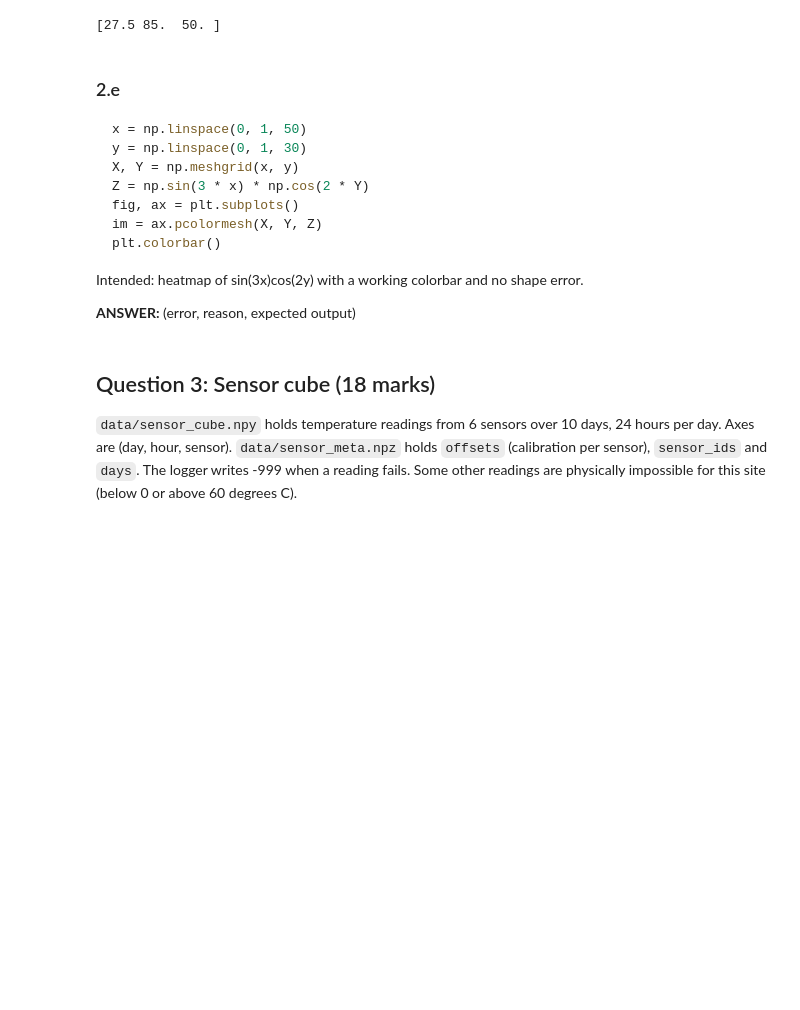
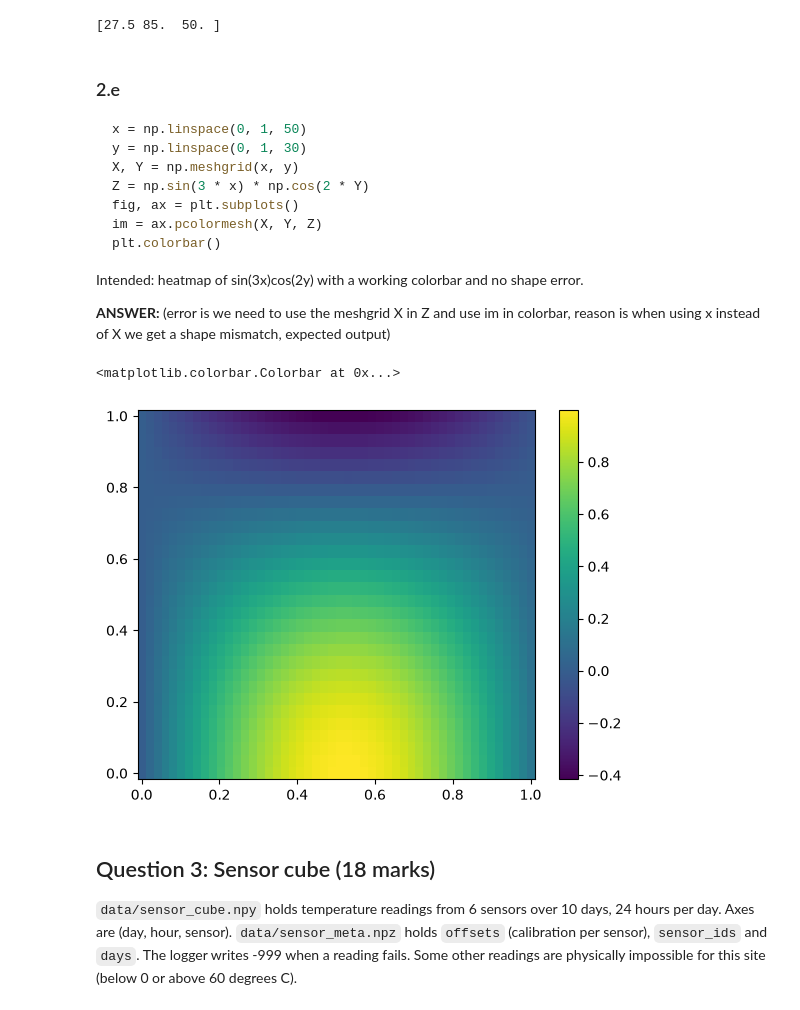
Before and after one commit to Abdullah-PyDev/PAI-A3-25F-0039, a Jupyter notebook: Assignment3_Programming_for_AI.ipynb, the cells around one changed output. Cells and saved outputs as stored; diff of their text form; code cells hidden in the pictures; blank space fills up the shorter version.

````diff
--- a/Assignment3_Programming_for_AI.ipynb
+++ b/Assignment3_Programming_for_AI.ipynb
@@ -224,4 +224,4 @@ plt.colorbar()
 ```
 Intended: heatmap of sin(3x)cos(2y) with a working colorbar and no shape error.
 
-**ANSWER:** (error, reason, expected output)
+**ANSWER:** (error is we need to use the meshgrid X in Z and use im in colorbar, reason is when using x instead of X we get a shape mismatch, expected output)
@@ -230,3 +228,15 @@ Intended: heatmap of sin(3x)cos(2y) with a working colorbar and no shape error.
+# %%
+# YOUR CODE HERE (corrected version)
+x = np.linspace(0, 1, 50)
+y = np.linspace(0, 1, 30)
+X, Y = np.meshgrid(x, y)
+Z = np.sin(3 * X) * np.cos(2 * Y)
+fig, ax = plt.subplots()
+im = ax.pcolormesh(X, Y, Z)
+plt.colorbar(im,ax = ax)
+# %% [output]
+<matplotlib.colorbar.Colorbar at 0x...>
+[figure, added]
 # %% [markdown]
 ## Question 3: Sensor cube (18 marks)
 `data/sensor_cube.npy` holds temperature readings from 6 sensors over 10 days, 24 hours per day. Axes are (day, hour, sensor). `data/sensor_meta.npz` holds `offsets` (calibration per sensor), `sensor_ids` and `days`. The logger writes -999 when a reading fails. Some other readings are physically impossible for this site (below 0 or above 60 degrees C).
````
Also changed, not shown: parts of 1 cell of this notebook.
